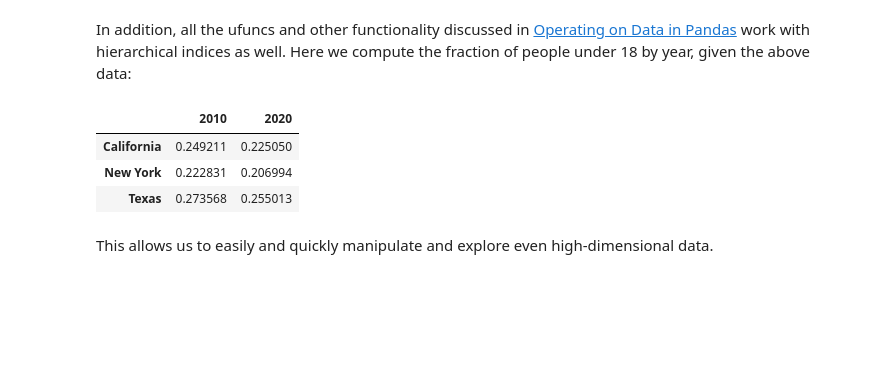
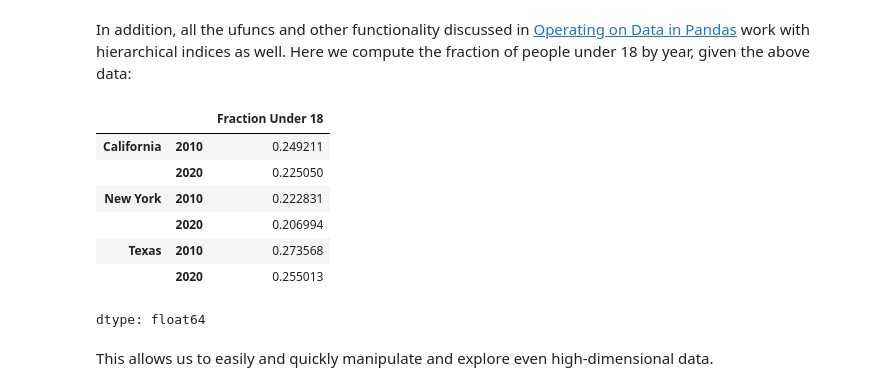
Before and after one commit to bertramwooster/PythonDataScienceHandbook, a Jupyter notebook: notebooks/03.05-Hierarchical-Indexing.ipynb, the cells around one changed output. Drawn from its saved outputs; the diff is of its cells as text; code cells hidden in the pictures; blank space fills up the shorter version.

```diff
--- a/notebooks/03.05-Hierarchical-Indexing.ipynb
+++ b/notebooks/03.05-Hierarchical-Indexing.ipynb
@@ -79,6 +79,7 @@ The `MultiIndex` represents multiple *levels* of indexing—in this case, the st
 If we reindex our series with this `MultiIndex`, we see the hierarchical representation of the data:
 # %%
 pop = pop.reindex(index)
+pop.name = 'Population'
 pop
 # %% [output]
 |  |  | popu |
@@ -155,12 +156,17 @@ In addition, all the ufuncs and other functionality discussed in [Operating on D
 Here we compute the fraction of people under 18 by year, given the above data:
 # %%
 f_u18 = pop_df['under18'] / pop_df['total']
-f_u18.unstack()
+f_u18.name = 'Fraction Under 18'
+f_u18
 # %% [output]
-|  | 2010 | 2020 |
-| California | 0.249211 | 0.225050 |
-| New York | 0.222831 | 0.206994 |
-| Texas | 0.273568 | 0.255013 |
+|  |  | Fraction Under 18 |
+| California | 2010 | 0.249211 |
+|  | 2020 | 0.225050 |
+| New York | 2010 | 0.222831 |
+|  | 2020 | 0.206994 |
+| Texas | 2010 | 0.273568 |
+|  | 2020 | 0.255013 |
+dtype: float64
 # %% [markdown]
 This allows us to easily and quickly manipulate and explore even high-dimensional data.
 # %% [markdown]
```
Also changed, not shown: parts of 23 cells of this notebook.
